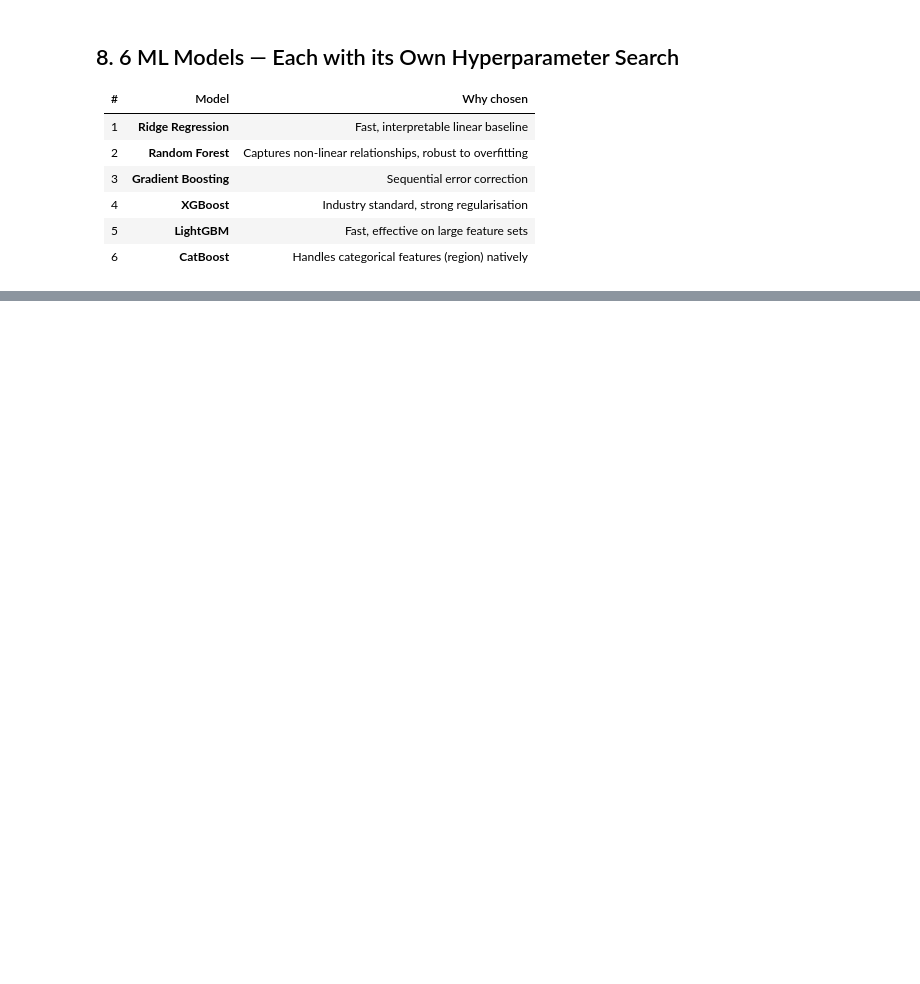
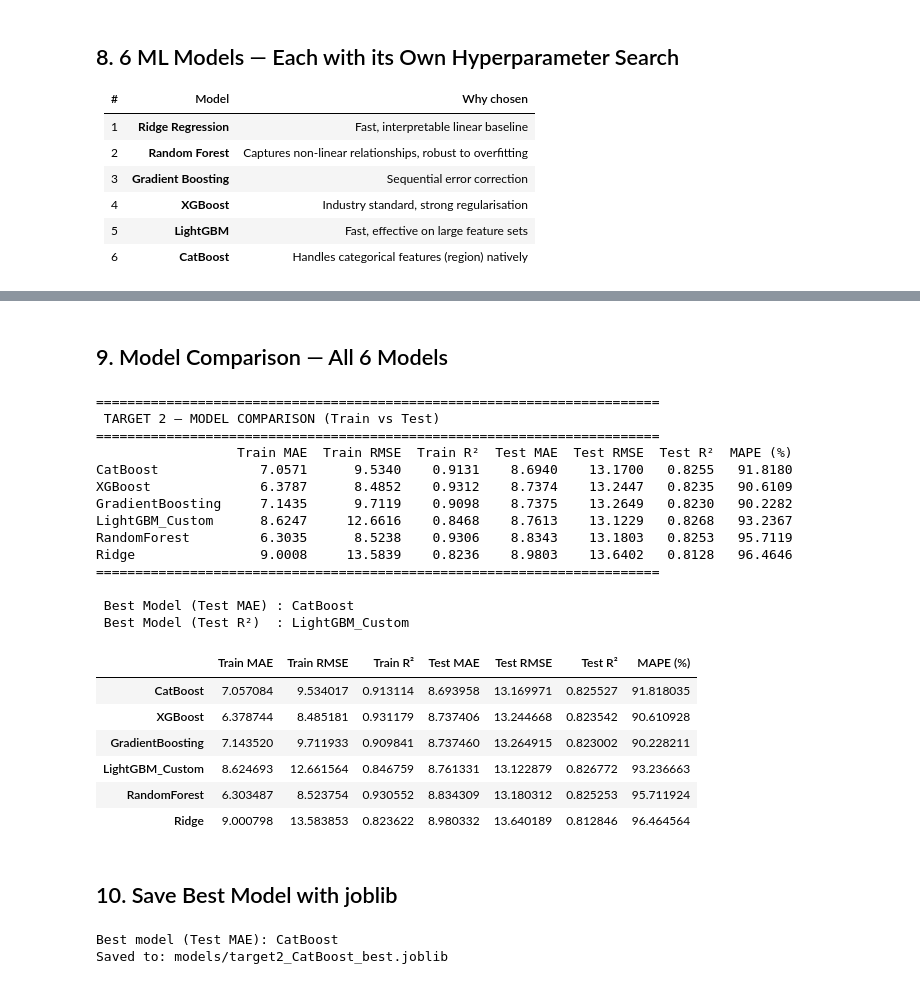
Before and after one commit to seljankhasiyeva/ArtiLogix-LatenLukken, a Jupyter notebook: notebooks/ml/target_2.ipynb, the cells around one changed output, grey strips where cells are left out. Saved outputs shown, nothing was run; the diff lists cells and outputs as text; code cells hidden in the pictures; blank space fills up the shorter version.

Commit message:
completed target 1 and target 2

```diff
--- a/notebooks/ml/target_2.ipynb
+++ b/notebooks/ml/target_2.ipynb
@@ -758,0 +889,69 @@ best_lgb = run_search(
+# %% [markdown]
+## 9. Model Comparison — All 6 Models
+# %%
+metrics_df = pd.DataFrame({
+    name: {
+        'Train MAE':  r['MAE_train'],
+        'Train RMSE': r['RMSE_train'],
+        'Train R²':   r['R2_train'],
+        'Test MAE':   r['MAE_test'],
+        'Test RMSE':  r['RMSE_test'],
+        'Test R²':    r['R2_test'],
+        'MAPE (%)':   r['MAPE_test'],
+    }
+    for name, r in results.items()
+}).T.sort_values('Test MAE')
+
+print("=" * 72)
+print(" TARGET 2 — MODEL COMPARISON (Train vs Test)")
+print("=" * 72)
+print(metrics_df.round(4).to_string())
+print("=" * 72)
+print(f"\n Best Model (Test MAE) : {metrics_df['Test MAE'].idxmin()}")
+print(f" Best Model (Test R²)  : {metrics_df['Test R²'].idxmax()}")
+
+metrics_df
+# %% [output]
+========================================================================
+ TARGET 2 — MODEL COMPARISON (Train vs Test)
+========================================================================
+                  Train MAE  Train RMSE  Train R²  Test MAE  Test RMSE  Test R²  MAPE (%)
+CatBoost             7.0571      9.5340    0.9131    8.6940    13.1700   0.8255   91.8180
+XGBoost              6.3787      8.4852    0.9312    8.7374    13.2447   0.8235   90.6109
+GradientBoosting     7.1435      9.7119    0.9098    8.7375    13.2649   0.8230   90.2282
+LightGBM_Custom      8.6247     12.6616    0.8468    8.7613    13.1229   0.8268   93.2367
+RandomForest         6.3035      8.5238    0.9306    8.8343    13.1803   0.8253   95.7119
+Ridge                9.0008     13.5839    0.8236    8.9803    13.6402   0.8128   96.4646
+========================================================================
+
+ Best Model (Test MAE) : CatBoost
+ Best Model (Test R²)  : LightGBM_Custom
+|  | Train MAE | Train RMSE | Train R² | Test MAE | Test RMSE | Test R² | MAPE (%) |
+| CatBoost | 7.057084 | 9.534017 | 0.913114 | 8.693958 | 13.169971 | 0.825527 | 91.818035 |
+| XGBoost | 6.378744 | 8.485181 | 0.931179 | 8.737406 | 13.244668 | 0.823542 | 90.610928 |
+| GradientBoosting | 7.143520 | 9.711933 | 0.909841 | 8.737460 | 13.264915 | 0.823002 | 90.228211 |
+| LightGBM_Custom | 8.624693 | 12.661564 | 0.846759 | 8.761331 | 13.122879 | 0.826772 | 93.236663 |
+| RandomForest | 6.303487 | 8.523754 | 0.930552 | 8.834309 | 13.180312 | 0.825253 | 95.711924 |
+| Ridge | 9.000798 | 13.583853 | 0.823622 | 8.980332 | 13.640189 | 0.812846 | 96.464564 |
+# %% [markdown]
+## 10. Save Best Model with joblib
+# %%
+import joblib, os
+
+os.makedirs("models", exist_ok=True)
+
+best_key = metrics_df['Test MAE'].idxmin()
+best_model_obj = best_models[best_key]
+
+model_path = f"models/target2_{best_key}_best.joblib"
+joblib.dump(best_model_obj, model_path)
+
+# save the scaler too, in case the winning model needs scaled input (Ridge)
+if best_key == 'Ridge':
+    joblib.dump(scaler, "models/target2_scaler.joblib")
+
+print(f"Best model (Test MAE): {best_key}")
+print(f"Saved to: {model_path}")
+# %% [output]
+Best model (Test MAE): CatBoost
+Saved to: models/target2_CatBoost_best.joblib
```
Also changed, not shown: parts of 22 cells of this notebook, 10 other files.
